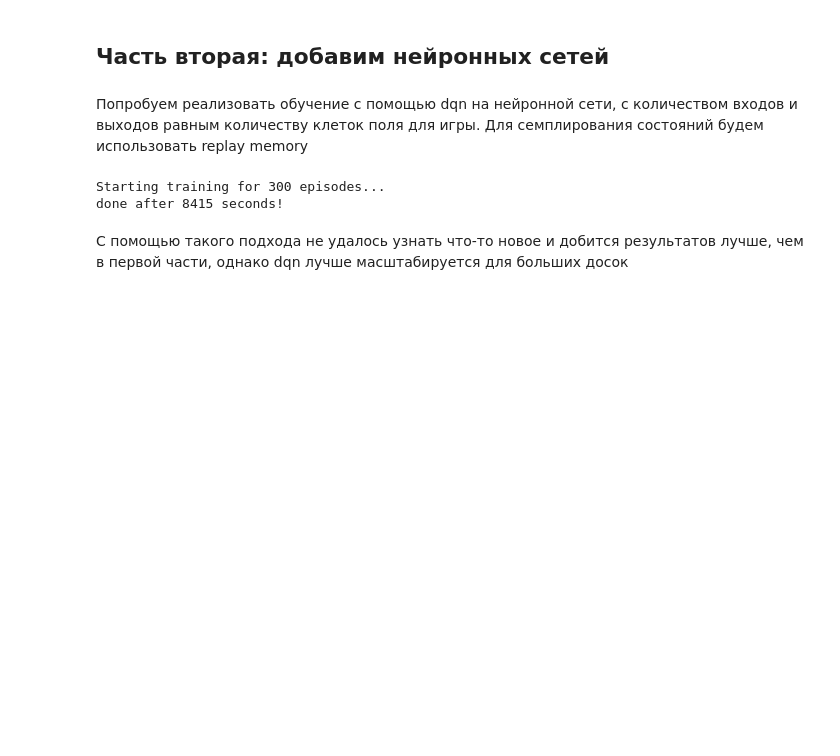
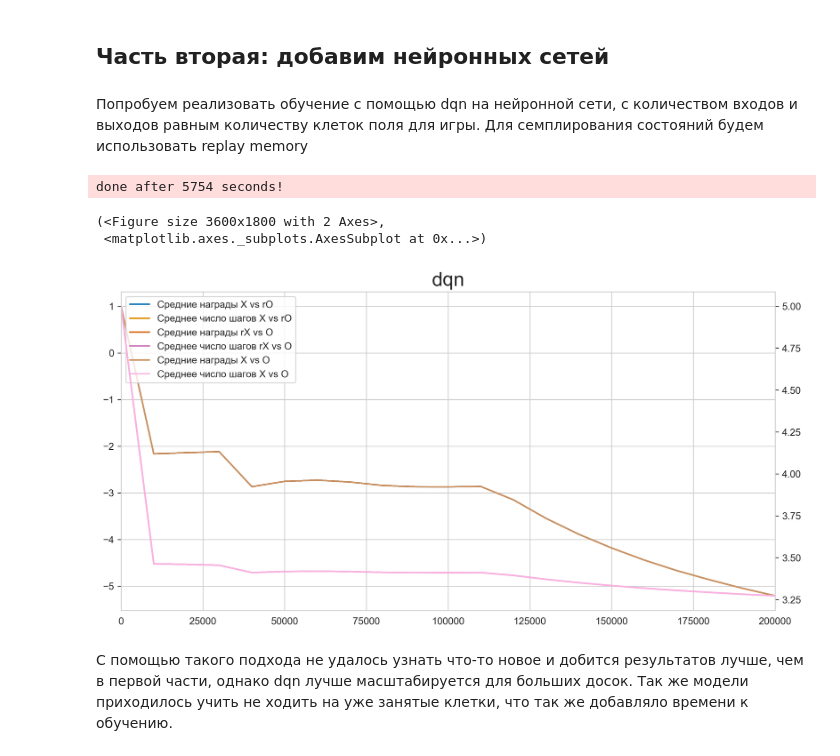
Before and after one commit to dimaruso/made_2020_rl, a Jupyter notebook: HW2/TicTacToe.ipynb, the cells around one changed output. Drawn from its saved outputs; the diff is of its cells as text; code cells hidden in the pictures; blank space fills up the shorter version.

```diff
--- a/HW2/TicTacToe.ipynb
+++ b/HW2/TicTacToe.ipynb
@@ -469,17 +506,36 @@ class TTT_DQN():
 # %%
 dqn = TTT_DQN(3, 3, 3)
-N = 1000000
-print(f"Starting training for {N} episodes...")
+N = 200000
 start_time = datetime.now()
+N_points = 20
 
-for e in range(N):
+episodes, mean_rewards, mean_num_steps = [], [], []
+
+for e in tqdm(range(N + 1), total=N + 1):
     dqn.run_episode(e, render=False)
+
+    if e % (N // N_points) == 0:
+        episodes.append(e)
+        mean_rewards.append(np.mean(dqn.episode_rewards))
+        mean_num_steps.append(np.mean(dqn.episode_durations))
 
 end_time = datetime.now()
 
-print("done after %s seconds!" % ((end_time - start_time).seconds))
+data = {
+    "episodes": episodes,
+    "X": (mean_rewards, mean_num_steps),
+    "O":  (mean_rewards, mean_num_steps),
+    "XO": (mean_rewards, mean_num_steps),
+}
+
+print("\ndone after %s seconds!" % ((end_time - start_time).seconds))
 # %% [output]
-Starting training for 300 episodes...
-done after 8415 seconds!
+done after 5754 seconds!
+# %%
+plot_results(data, "dqn")
+# %% [output]
+(<Figure size 3600x1800 with 2 Axes>,
+ <matplotlib.axes._subplots.AxesSubplot at 0x...>)
+[figure, added]
 # %% [markdown]
-С помощью такого подхода не удалось узнать что-то новое и добится результатов лучше, чем в первой части, однако dqn лучше масштабируется для больших досок
+С помощью такого подхода не удалось узнать что-то новое и добится результатов лучше, чем в первой части, однако dqn лучше масштабируется для больших досок. Так же модели приходилось учить не ходить на уже занятые клетки, что так же добавляло времени к обучению.
```
Also changed, not shown: parts of 2 cells of this notebook, 1 other file.
